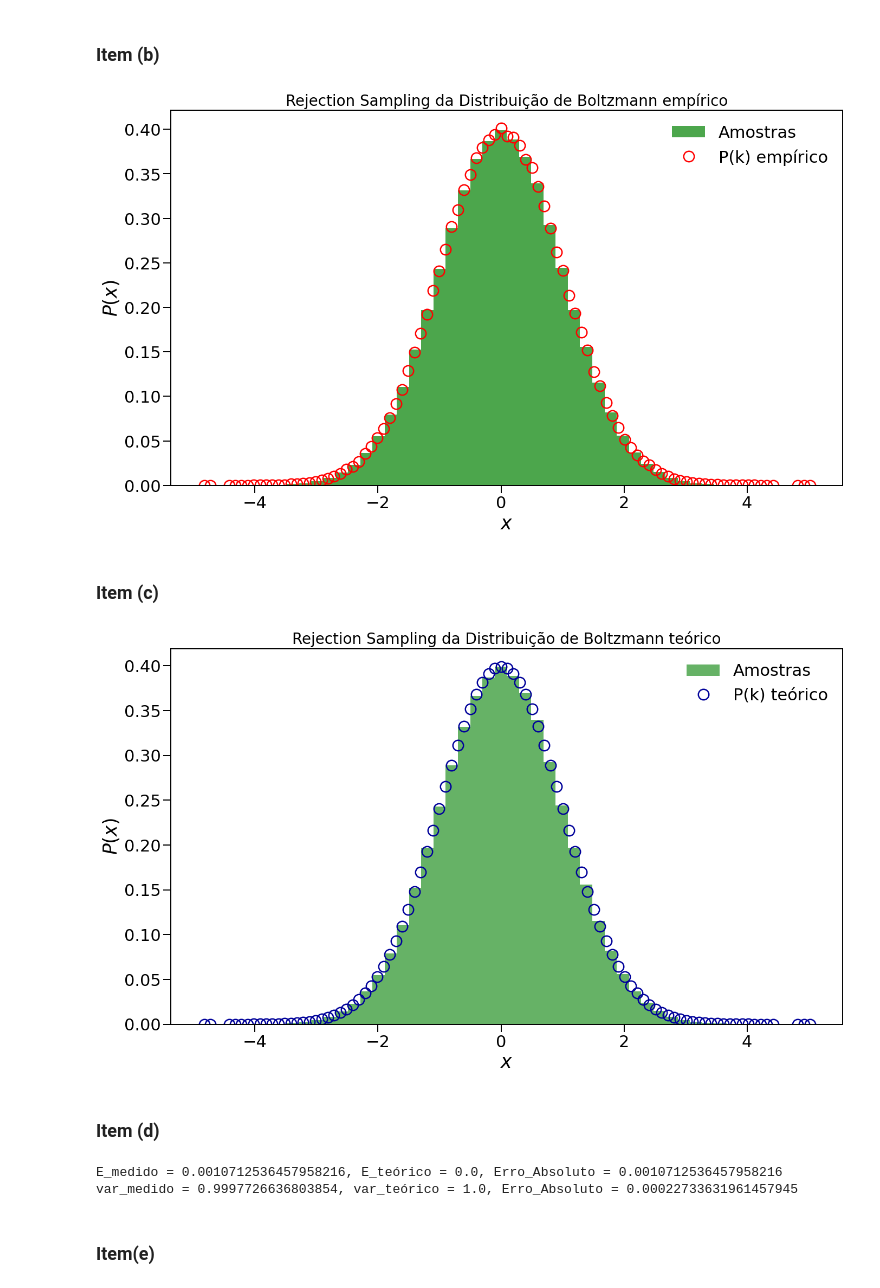
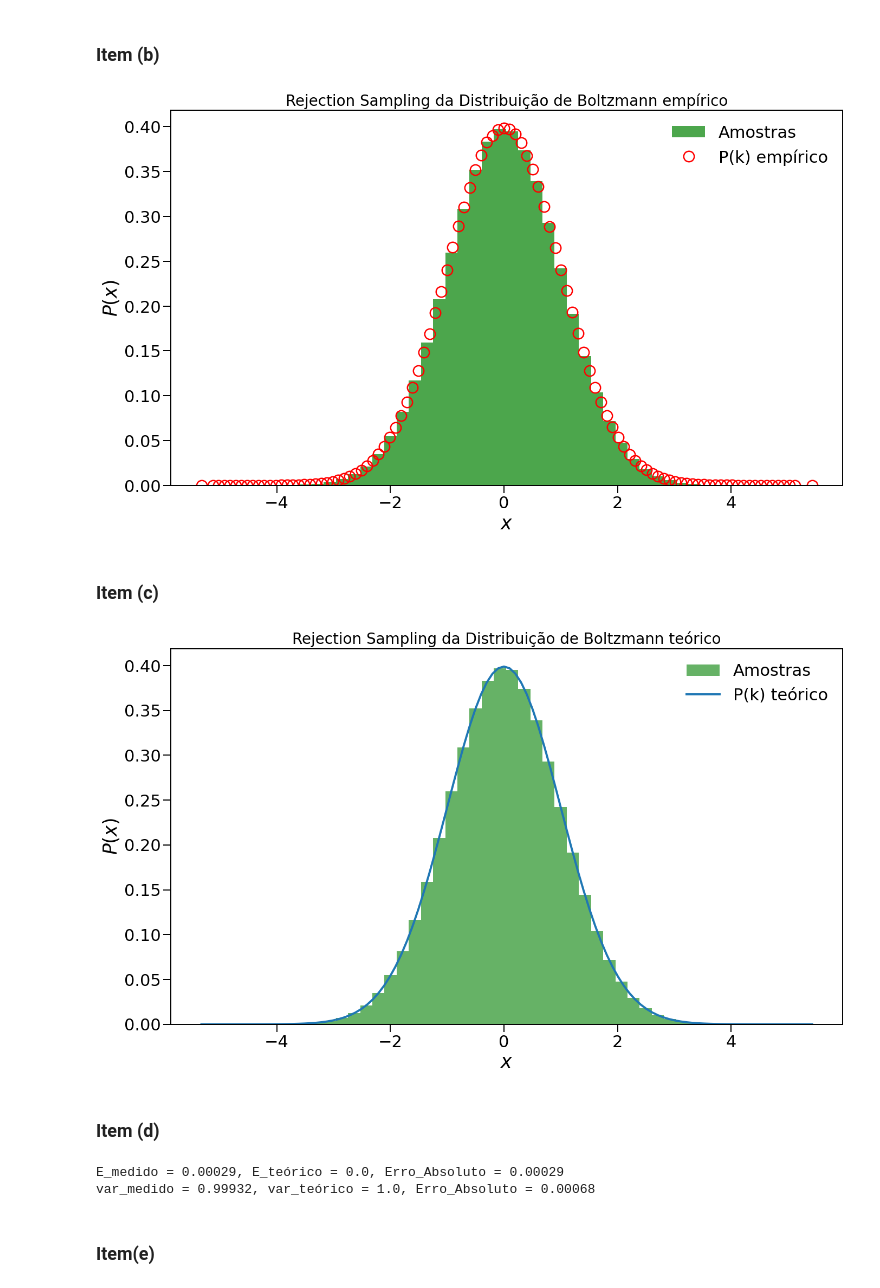
Before and after one commit to JuniorAlencar/TopFisTeo2024.2, a Jupyter notebook: Lista_1/questões/Question1.ipynb, the cells around one changed output. Cells and saved outputs as stored; diff of their text form; code cells hidden in the pictures.

Commit message:
update data

```diff
--- a/Lista_1/questões/Question1.ipynb
+++ b/Lista_1/questões/Question1.ipynb
@@ -47,7 +47,7 @@ para fornecer uma ferramenta visual adicional de comparação entre a distribui
 # Determina largura da gaussiana
 b = 10
 a = -b
-n_samples = 5*10**5
+n_samples = 10**7
 M = 50
 # Retorna lista de valores aceitos
 
@@ -76,27 +76,27 @@ plt.tick_params('both', width=1.4, length=10, labelsize=22)
 plt.savefig("results/Questão1/RejectionEmpirico.pdf")
 plt.show()
 # %% [output]
-[figure, old version]
+[figure, new version]
 # %% [markdown]
 ### **Item (c)**
 # %%
 Pk_teo = [P_teorica(i) for i in k_data]
 # Visualizar os resultados
 m = 50 # número de bins na distribuição
 fig = plt.subplots(figsize=(16, 9))
 plt.hist(samples, bins=50, density=True, alpha=0.6, label="Amostras", color='green')
-plt.plot(k_data, Pk_teo, 'o', label='P(k) teórico', mfc = "None", mec = "#00019a", ms=14, mew=1.8)
+plt.plot(k_data, Pk_teo, label='P(k) teórico', mfc = "None", mec = "#00019a", linewidth=2.8)
 #plt.plot(x, P(x) / sum(P(x)), label="Distribuição alvo (não normalizada)", color='red')
 #plt.plot(samples, P(samples) / sum(P(samples)), label="Distribuição alvo (não normalizada)", color='red')
 plt.legend(prop={"size": 22}, fancybox=True, framealpha=0.0)
 plt.xlabel(r"$x$", size=25)
 plt.ylabel(r"$P(x)$", size=25)
 plt.title("Rejection Sampling da Distribuição de Boltzmann teórico", size=20)
 plt.tick_params('both', width=1.4, length=10, labelsize=22)
 plt.savefig("results/Questão1/RejectionTeorico.pdf")
 plt.show()
 # %% [output]
-[figure, old version]
+[figure, new version]
 # %% [markdown]
 ### **Item (d)**
 # %%
@@ -109,11 +109,11 @@ var_teo = 1 / beta * k # Variância teórica
 Err_E = abs(E - E_teo)
 Err_var = abs(var - var_teo)
 
-print(f'E_medido = {E}, E_teórico = {E_teo}, Erro_Absoluto = {Err_E}')
-print(f'var_medido = {var}, var_teórico = {var_teo}, Erro_Absoluto = {Err_var}')
+print(f'E_medido = {E:.5f}, E_teórico = {E_teo}, Erro_Absoluto = {Err_E:.5f}')
+print(f'var_medido = {var:.5f}, var_teórico = {var_teo}, Erro_Absoluto = {Err_var:.5f}')
 # %% [output]
-E_medido = 0.0010712536457958216, E_teórico = 0.0, Erro_Absoluto = 0.0010712536457958216
-var_medido = 0.9997726636803854, var_teórico = 1.0, Erro_Absoluto = 0.00022733631961457945
+E_medido = 0.00029, E_teórico = 0.0, Erro_Absoluto = 0.00029
+var_medido = 0.99932, var_teórico = 1.0, Erro_Absoluto = 0.00068
 # %% [markdown]
 ### **Item(e)**
 # %%
```
Also changed, not shown: parts of 4 cells of this notebook, 9 other files.
